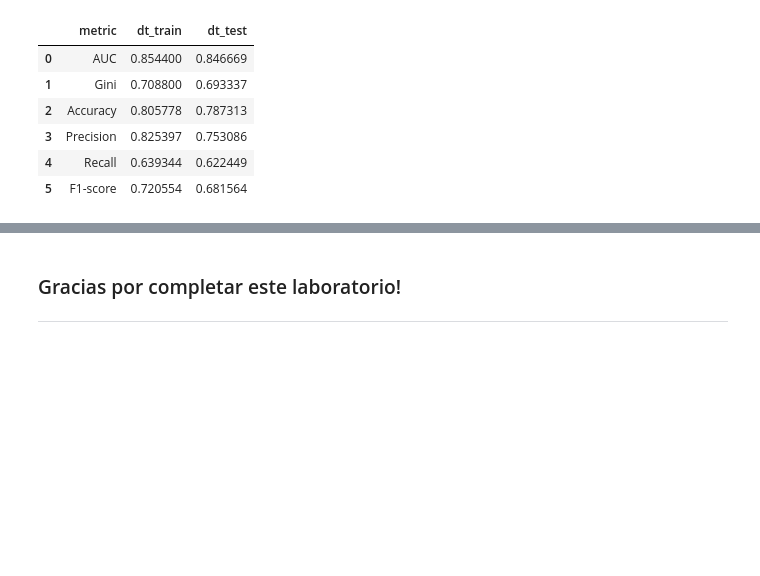
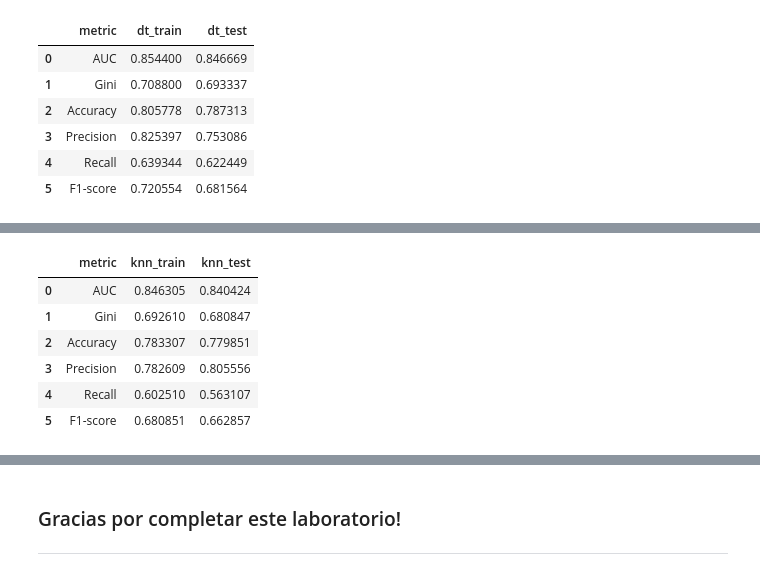
Before and after one commit to JCaballerot/Data_science_for_business, a Jupyter notebook: decision_trees/Lab_Titanic.ipynb, the cells around one changed output, grey strips where cells are left out. Saved outputs shown, nothing was run; the diff lists cells and outputs as text; code cells hidden in the pictures; blank space fills up the shorter version.

```diff
--- a/decision_trees/Lab_Titanic.ipynb
+++ b/decision_trees/Lab_Titanic.ipynb
@@ -584,0 +594,45 @@ metrics_tree
+# %%
+from sklearn.neighbors import KNeighborsClassifier
+neigh = KNeighborsClassifier(n_neighbors = 30)
+# %%
+neigh = neigh.fit(X_train, y_train)
+# %%
+feats = X_train.columns.tolist()
+# %%
+# Usando el modelo para predecir
+
+X_train['probability'] = neigh.predict_proba(X_train[feats])[:,1]
+X_test['probability']  = neigh.predict_proba(X_test[feats])[:,1]
+
+X_train['prediction'] = neigh.predict(X_train[feats])
+X_test['prediction']  = neigh.predict(X_test[feats])
+
+X_train['Survived'] = y_train
+X_test['Survived'] = y_test
+# %%
+#Resumen de todas las métricas del modelo
+
+metrics_knn = pd.DataFrame({'metric':['AUC','Gini','Accuracy','Precision','Recall','F1-score'],
+                             'knn_train':[roc_auc_score(y_train, X_train.probability),
+                                        (roc_auc_score(y_train, X_train.probability)*2-1),
+                                        accuracy_score(y_train, X_train.prediction),
+                                        precision_score(y_train, X_train.prediction),
+                                        recall_score(y_train, X_train.prediction),
+                                        f1_score(y_train, X_train.prediction)],
+
+                             'knn_test':[roc_auc_score(y_test, X_test.probability),
+                                        (roc_auc_score(y_test, X_test.probability)*2-1),
+                                        accuracy_score(y_test, X_test.prediction),
+                                        precision_score(y_test, X_test.prediction),
+                                        recall_score(y_test, X_test.prediction),
+                                        f1_score(y_test, X_test.prediction)]})
+
+metrics_knn
+# %% [output]
+|  | metric | knn_train | knn_test |
+| 0 | AUC | 0.846305 | 0.840424 |
+| 1 | Gini | 0.692610 | 0.680847 |
+| 2 | Accuracy | 0.783307 | 0.779851 |
+| 3 | Precision | 0.782609 | 0.805556 |
+| 4 | Recall | 0.602510 | 0.563107 |
+| 5 | F1-score | 0.680851 | 0.662857 |
```
Also changed, not shown: parts of 3 cells of this notebook.
